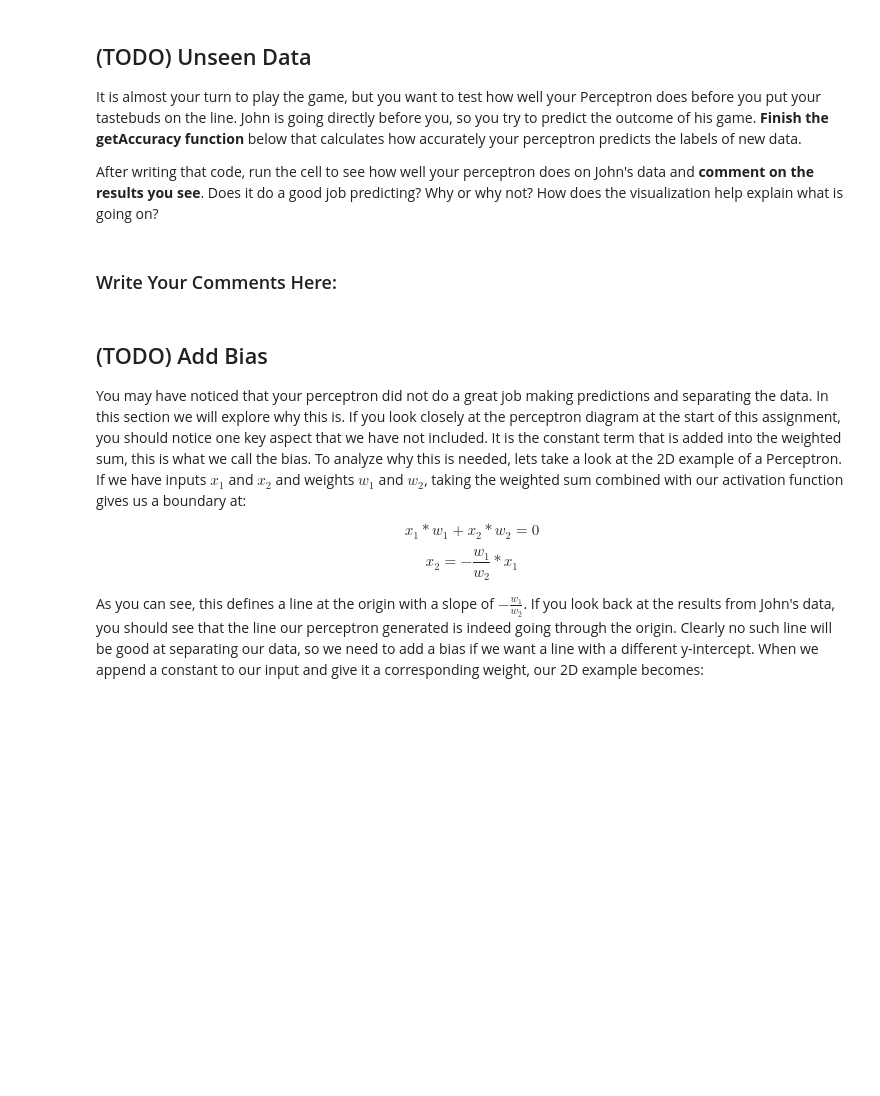
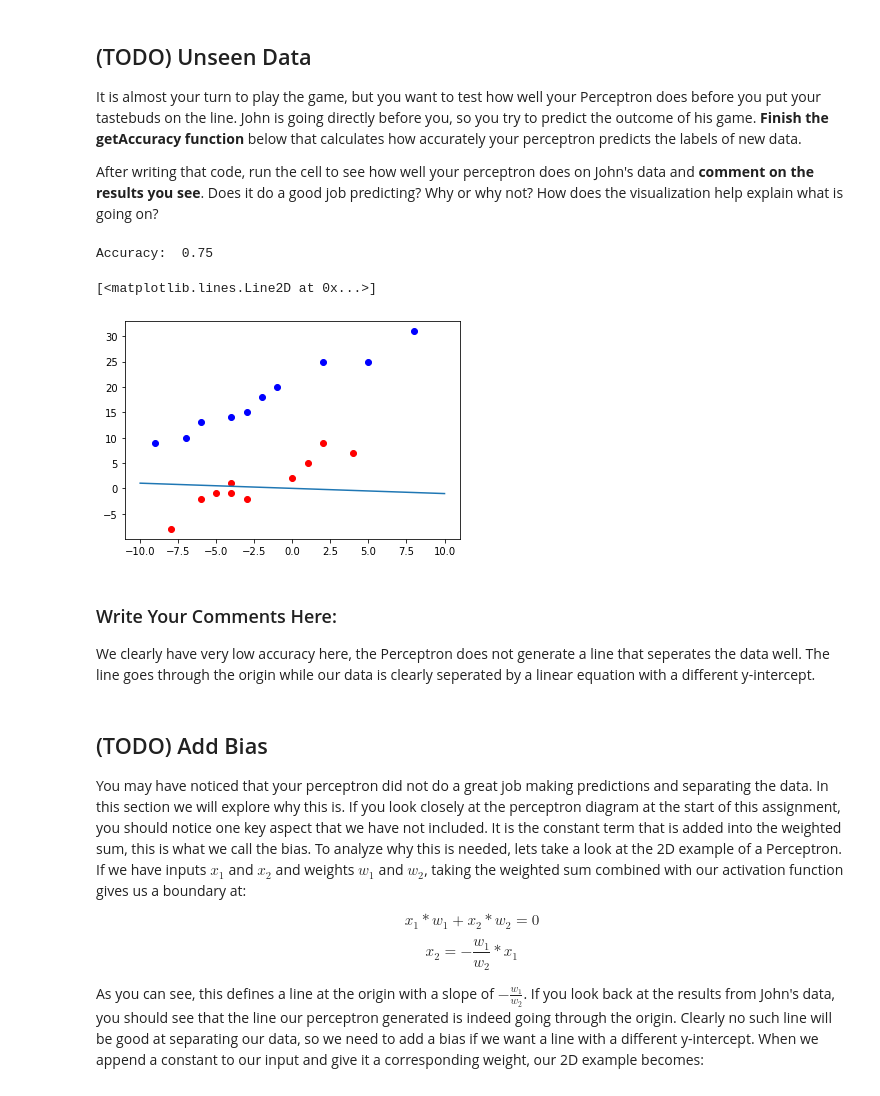
Before and after one commit to danielabrahamgit/Perceptron_Project_189, a Jupyter notebook: Coding_Assignments/Perceptron_Instructor.ipynb, the cells around one changed output. Cells and saved outputs as stored; diff of their text form; code cells hidden in the pictures; blank space fills up the shorter version.

```diff
--- a/Coding_Assignments/Perceptron_Instructor.ipynb
+++ b/Coding_Assignments/Perceptron_Instructor.ipynb
@@ -78,7 +78,7 @@ class Perceptron():
         #Use self.weights for the weights
         #TODO: PART 1
         #Start
-
+        result = inputs@weights
         #End
 
         return result
@@ -94,7 +94,9 @@ class Perceptron():
 
         ##TODO: PART 2
         #Start
-
+        x[x>=0] = 1
+        x[x<0] = -1
+        result = x
         #End
 
         return result
@@ -111,7 +113,7 @@ class Perceptron():
         pred = []
         #TODO: Part 3
         #Start
-
+        pred = Perceptron.activation(Perceptron.weightedSum(inputs, self.weights))
         #End
         return pred
 
@@ -132,7 +134,16 @@ class Perceptron():
         for i in range(stop):
             #TOD0: Part 4
             #Start
-
+            pred = self.predict(inputs)
+            for x in range(num_samples):
+                if classes[x] != pred[x]:
+                    converged = False
+                    modifier = r*classes[x]*inputs[x,:]
+                    modifier = modifier.reshape((dim,-1))
+                    self.weights += modifier
+            if converged:
+                break
+            converged = True
             #End
 # %% [markdown]
 As this point you may have two questions.  What is r? And when do we stop updating?  r is our learning rate. it scales how much our weights change each update. This is know as a hyperparameter, and while you don't need to understand what that means right now, just know it is a value we can change to optimize our performace. In this notebook just set r=.1.
@@ -180,35 +195,47 @@ After writing that code, run the cell to see how well your perceptron does on Jo
 # %%
 john_locations, john_flavors = generateData(20,4) #You should compare your perceptron's result to john_flavors
 candy_perceptron = Perceptron() #Train this perceptron
 
 def getAccuracy(perceptron, X, Y, newX, newY):
     """
     Calculates how accurately perceptron predicts the newY for newX after being trained on X and Y
 
     perceptron - the perceptron to train and use for predictions
     X - X data for training (candy_locations)
     Y - Labels for training (candy_flavors)
     newX - newly aquired data for prediction (john_locations)
     newY - labels of new data for determining accuracy of prediction (john_flavors)
     """
     Accuracy = 0
     #TODO
     #Start
-
+    perceptron.train(X, Y)
+    pred = perceptron.predict(newX)
+    correct = 0
+    num_candies = len(pred)
+    for i in range(num_candies):
+        if newY[i] == pred[i]:
+            correct += 1
+    Accuracy = correct/num_candies
     #End
 
     print("Accuracy: ", Accuracy)
 
 #Calculating how well your perceptron predicts the flavor of john's candy
 getAccuracy(candy_perceptron, candy_locations, candy_flavors, john_locations, john_flavors)
 
 #Visualizing your results
 plt.plot(john_locations[:10,0], john_locations[:10,1], 'bo', john_locations[10:,0], john_locations[10:,1], 'ro')
 weights = candy_perceptron.weights
 x = np.linspace(-10, 10, 1000)
 plt.plot(x, -(weights[0]/weights[1])*x)
+# %% [output]
+Accuracy:  0.75
+[<matplotlib.lines.Line2D at 0x...>]
+[figure, added]
-# %% [markdown]
-### Write Your Comments Here:
+# %% [markdown]
+### Write Your Comments Here:
+We clearly have very low accuracy here, the Perceptron does not generate a line that seperates the data well.  The line goes through the origin while our data is clearly seperated by a linear equation with a different y-intercept.
 # %% [markdown]
 ## (TODO) Add Bias
 
```
Also changed, not shown: parts of 14 cells of this notebook.
